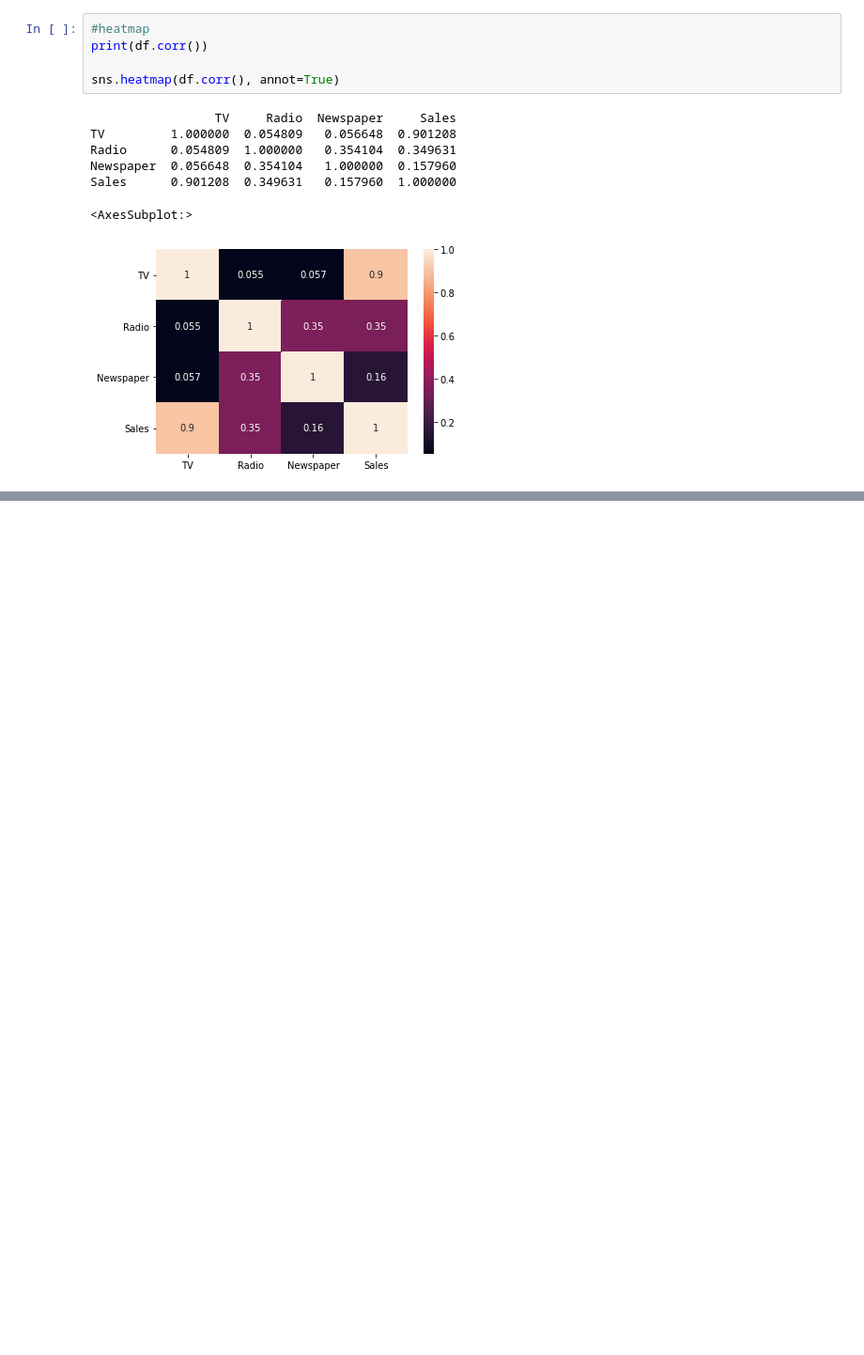
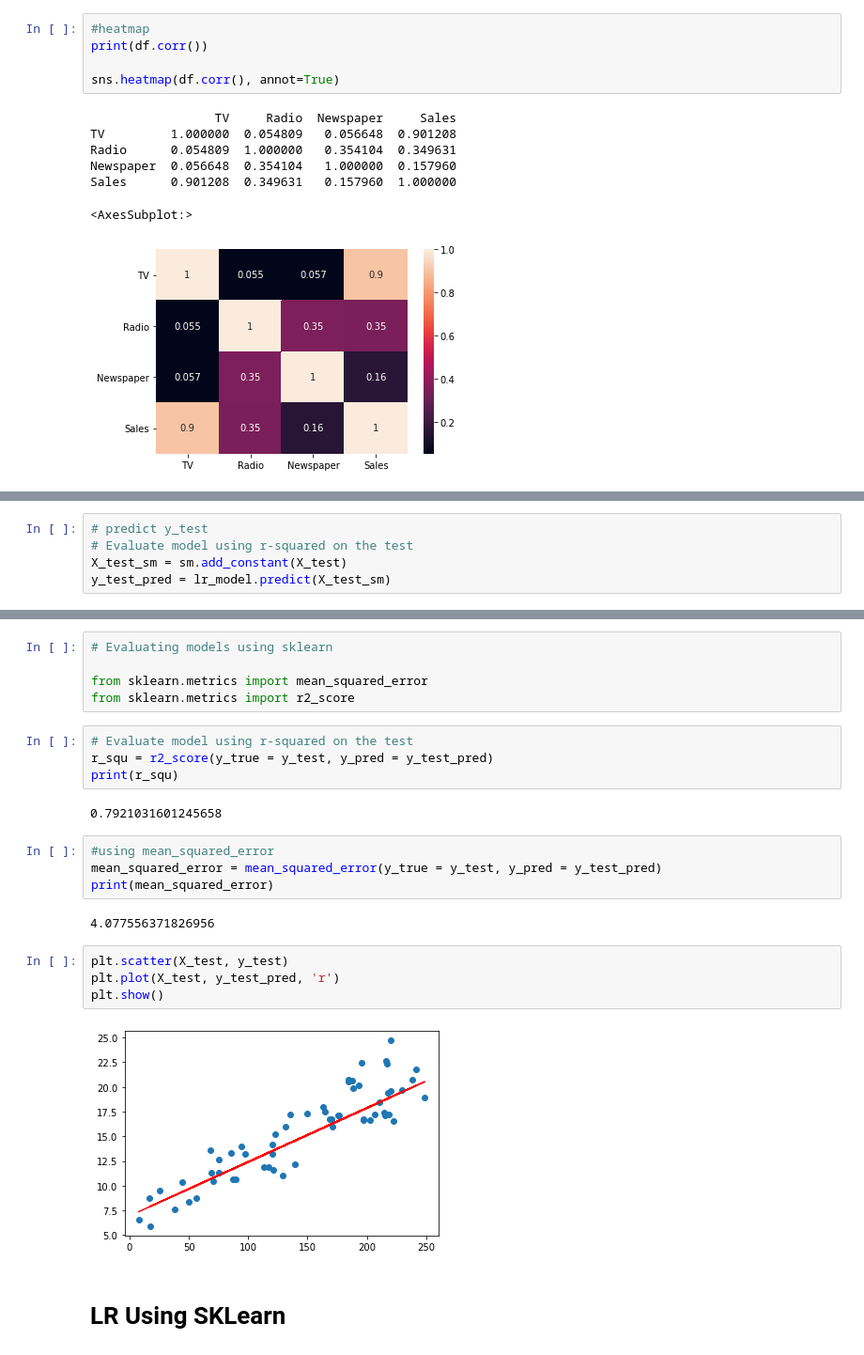
Before and after one commit to khairnardevashish/Advertising-Simple-Linear-Regression, a Jupyter notebook: Simple LR.ipynb, the cells around one changed output, grey strips where cells are left out. Shown at 94% size. Cells and saved outputs as stored; diff of their text form; blank space fills up the shorter version.

```diff
--- a/Simple LR.ipynb
+++ b/Simple LR.ipynb
@@ -100,0 +223,5 @@ Sales      0.901208  0.349631   0.157960  1.000000
+# %%
+# predict y_test
+# Evaluate model using r-squared on the test
+X_test_sm = sm.add_constant(X_test)
+y_test_pred = lr_model.predict(X_test_sm)
@@ -100,0 +249,25 @@ Sales      0.901208  0.349631   0.157960  1.000000
+# %%
+# Evaluating models using sklearn
+
+from sklearn.metrics import mean_squared_error
+from sklearn.metrics import r2_score
+# %%
+# Evaluate model using r-squared on the test
+r_squ = r2_score(y_true = y_test, y_pred = y_test_pred)
+print(r_squ)
+# %% [output]
+0.7921031601245658
+# %%
+#using mean_squared_error
+mean_squared_error = mean_squared_error(y_true = y_test, y_pred = y_test_pred)
+print(mean_squared_error)
+# %% [output]
+4.077556371826956
+# %%
+plt.scatter(X_test, y_test)
+plt.plot(X_test, y_test_pred, 'r')
+plt.show()
+# %% [output]
+[figure, added]
+# %% [markdown]
+# LR Using SKLearn
```
Also changed, not shown: parts of 24 cells of this notebook.
